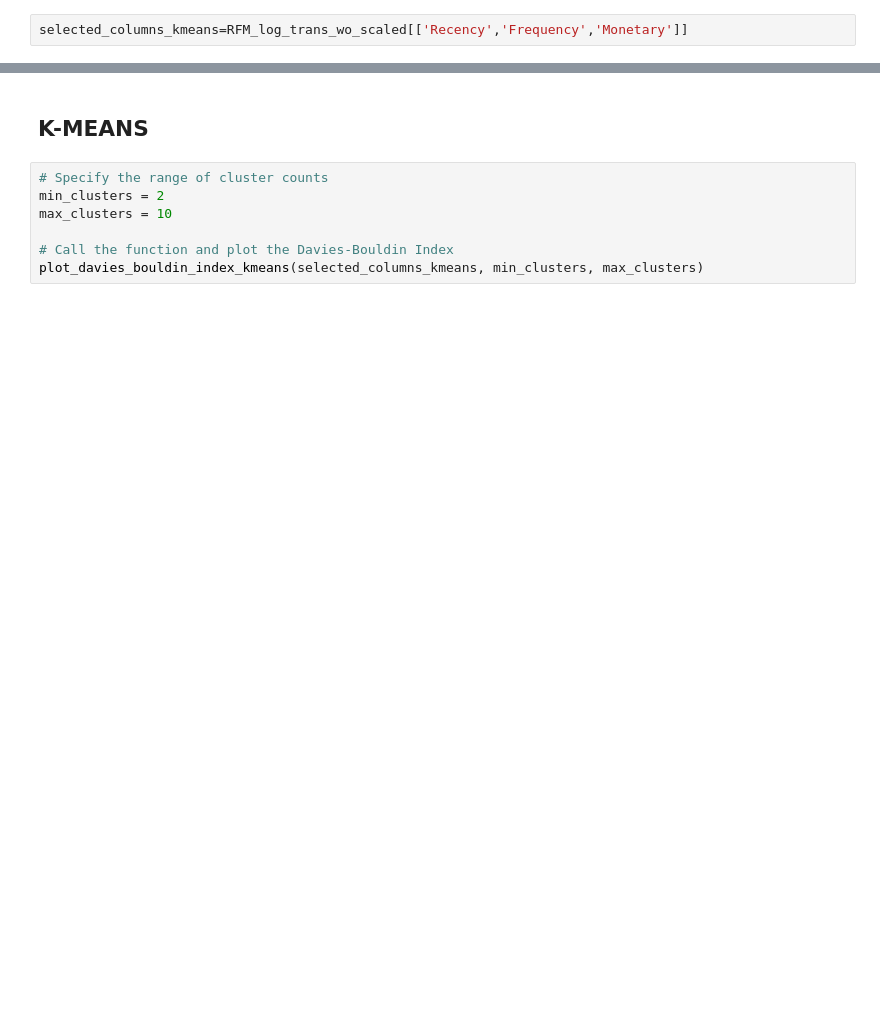
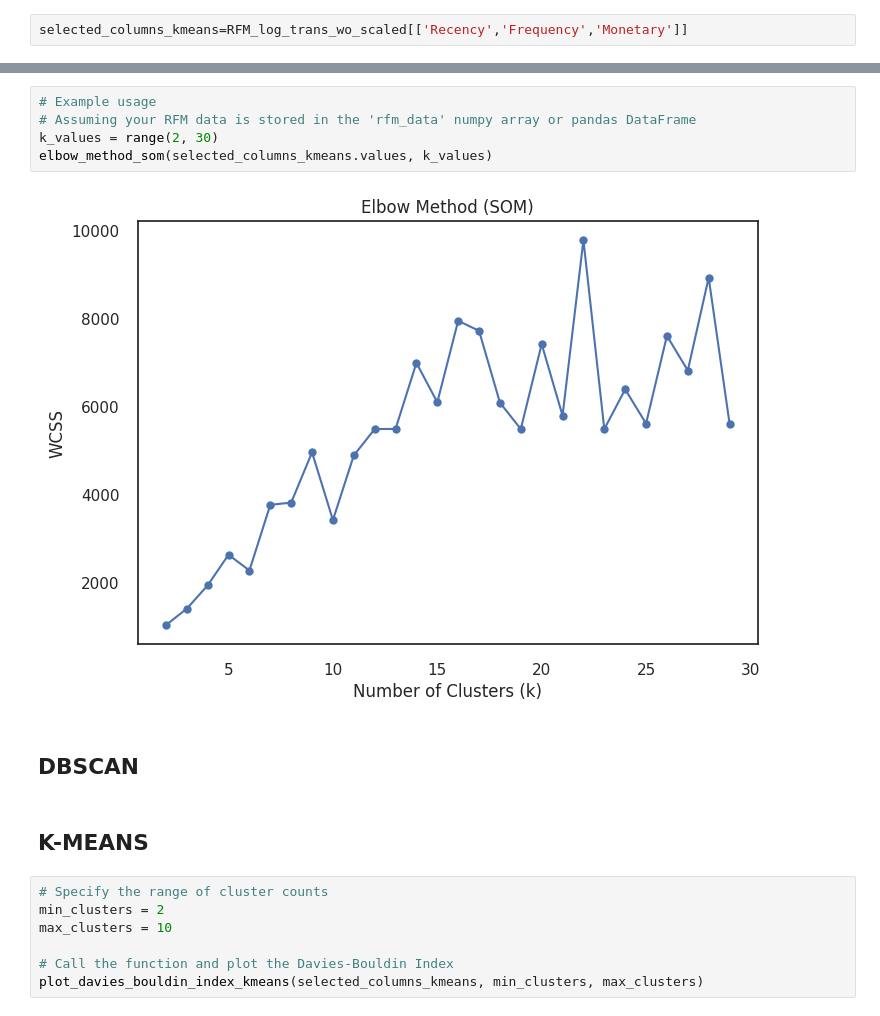
Before and after one commit to Pablocodes1993/finalproject, a Jupyter notebook: CUSTOMER_SEGMENTATION_USING_UNSUPERVISED_METHODS_AND_RFM.ipynb, the cells around one changed output, grey strips where cells are left out. Saved outputs shown, nothing was run; the diff lists cells and outputs as text; blank space fills up the shorter version.

```diff
--- a/CUSTOMER_SEGMENTATION_USING_UNSUPERVISED_METHODS_AND_RFM.ipynb
+++ b/CUSTOMER_SEGMENTATION_USING_UNSUPERVISED_METHODS_AND_RFM.ipynb
@@ -1376,3 +1437,12 @@ selected_columns_kmeans=RFM_log_trans_wo_scaled[['Recency','Frequency','Monetary
+# %%
+# Example usage
+# Assuming your RFM data is stored in the 'rfm_data' numpy array or pandas DataFrame
+k_values = range(2, 30)
+elbow_method_som(selected_columns_kmeans.values, k_values)
+# %% [output]
+[figure, added]
+# %% [markdown]
+## DBSCAN
 # %% [markdown]
 ## K-MEANS
 # %%
```
Also changed, not shown: parts of 29 cells of this notebook.
